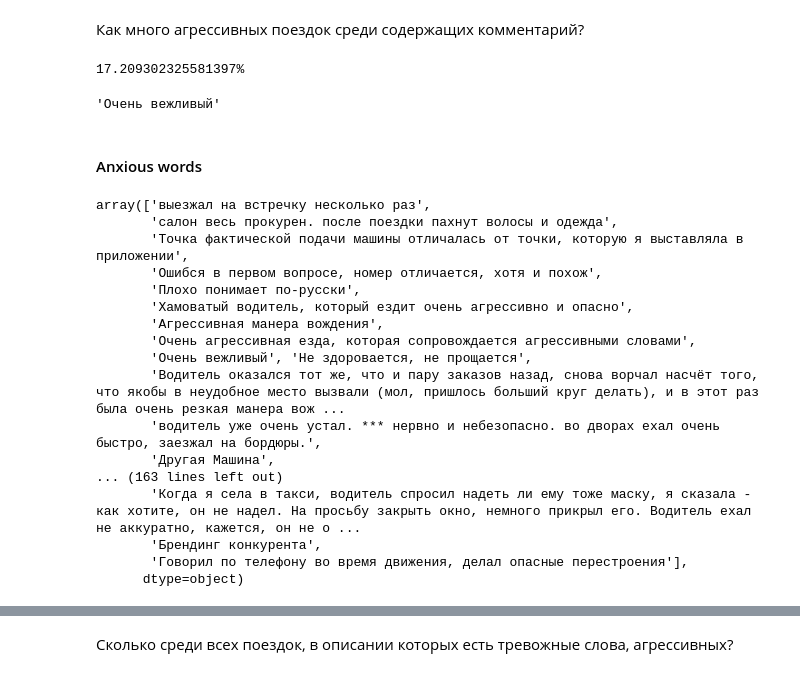
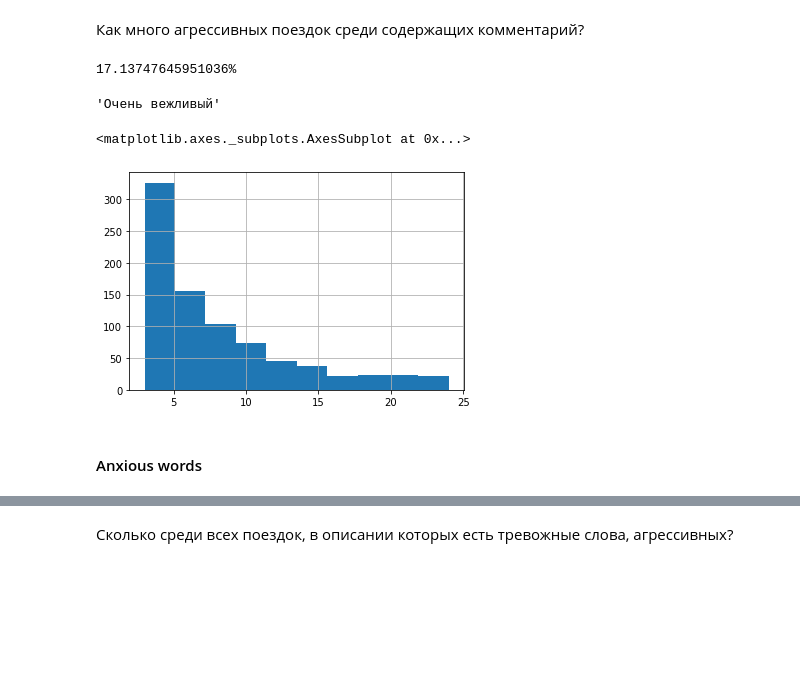
Before and after one commit to Egoluback/aiijc2021_transport, a Jupyter notebook: analysis&train.ipynb, the cells around one changed output, grey strips where cells are left out. Saved outputs shown, nothing was run; the diff lists cells and outputs as text; code cells hidden in the pictures; blank space fills up the shorter version.

Commit message:
score = 0.7784
added speed, count_words, agg_words/normal_words features

```diff
--- a/analysis&train.ipynb
+++ b/analysis&train.ipynb
@@ -84,8 +84,6 @@ len(dataset_joined[dataset_joined.is_aggressive == False])) * 100))
 13.935574229691872%
 # %%
 comment_phrases = list(dataset_joined.comment.value_counts().index[: 10])
-# %%
-comment_phrases.remove('Нет')
 # %%
 comment_phrases
 # %% [output]
@@ -106,11 +105,21 @@ dataset_joined['is_comment'] = (~np.isin(dataset_joined.comment, comment_phrases
 print("{}%".format(sum(dataset_joined[(dataset_joined.is_comment == True)].is_aggressive == True) \
                    / len(dataset_joined[(dataset_joined.is_comment == True)]) * 100))
 # %% [output]
-17.209302325581397%
+17.13747645951036%
 # %%
 (dataset_joined[(dataset_joined.is_comment == 1) & (dataset_joined.is_aggressive == 1)].comment).iloc[8]
 # %% [output]
 'Очень вежливый'
+# %%
+def count_words(x):
+    return len(x.split(" "))
+
+dataset_joined["count_words"] = dataset_joined[(dataset_joined.is_comment == True)].comment.apply(lambda x: count_words(x))
+# %%
+dataset_joined[(dataset_joined["count_words"] > 2) & (dataset_joined["count_words"] < 25)].count_words.hist()
+# %% [output]
+<matplotlib.axes._subplots.AxesSubplot at 0x...>
+[figure, added]
 # %% [markdown]
 #### Anxious words
 # %%
@@ -118,23 +128,3 @@ aggressive_comments = dataset_joined[(dataset_joined['is_comment'] == True) & (d
-# %%
-aggressive_comments
-# %% [output]
-array(['выезжал на встречку несколько раз',
-       'салон весь прокурен. после поездки пахнут волосы и одежда',
-       'Точка фактической подачи машины отличалась от точки, которую я выставляла в приложении',
-       'Ошибся в первом вопросе, номер отличается, хотя и похож',
-       'Плохо понимает по-русски',
-       'Хамоватый водитель, который ездит очень агрессивно и опасно',
-       'Агрессивная манера вождения',
-       'Очень агрессивная езда, которая сопровождается агрессивными словами',
-       'Очень вежливый', 'Не здоровается, не прощается',
-       'Водитель оказался тот же, что и пару заказов назад, снова ворчал насчёт того, что якобы в неудобное место вызвали (мол, пришлось больший круг делать), и в этот раз была очень резкая манера вож ...
-       'водитель уже очень устал. *** нервно и небезопасно. во дворах ехал очень быстро, заезжал на бордюры.',
-       'Другая Машина',
-... (163 lines left out)
-       'Когда я села в такси, водитель спросил надеть ли ему тоже маску, я сказала - как хотите, он не надел. На просьбу закрыть окно, немного прикрыл его. Водитель ехал не аккуратно, кажется, он не о ...
-       'Брендинг конкурента',
-       'Говорил по телефону во время движения, делал опасные перестроения'],
-      dtype=object)
 # %%
 expection_words = ['на', 'по', 'с', 'в', 'что', 'и', 'а']
 # %%
```
Also changed, not shown: parts of 27 cells of this notebook.
